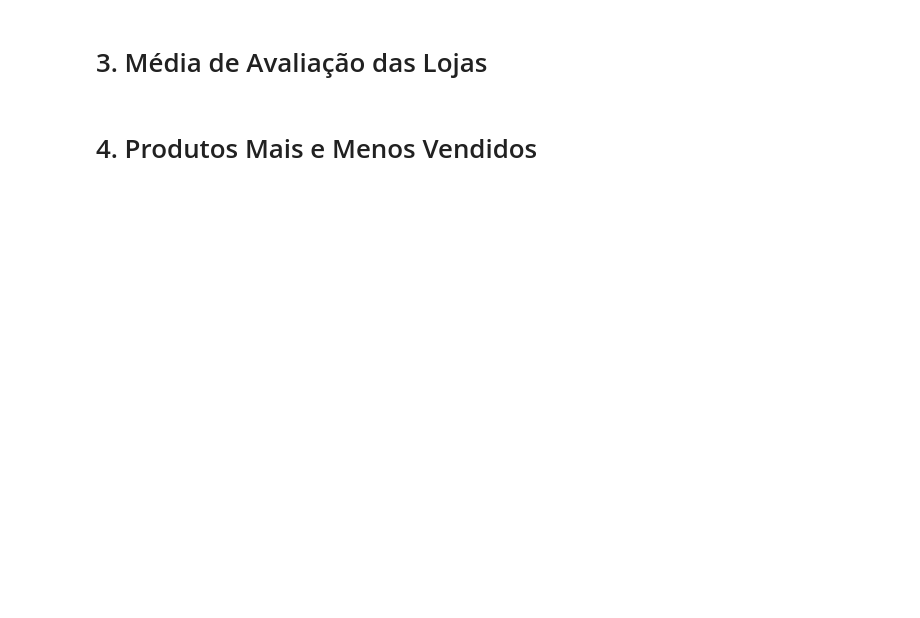
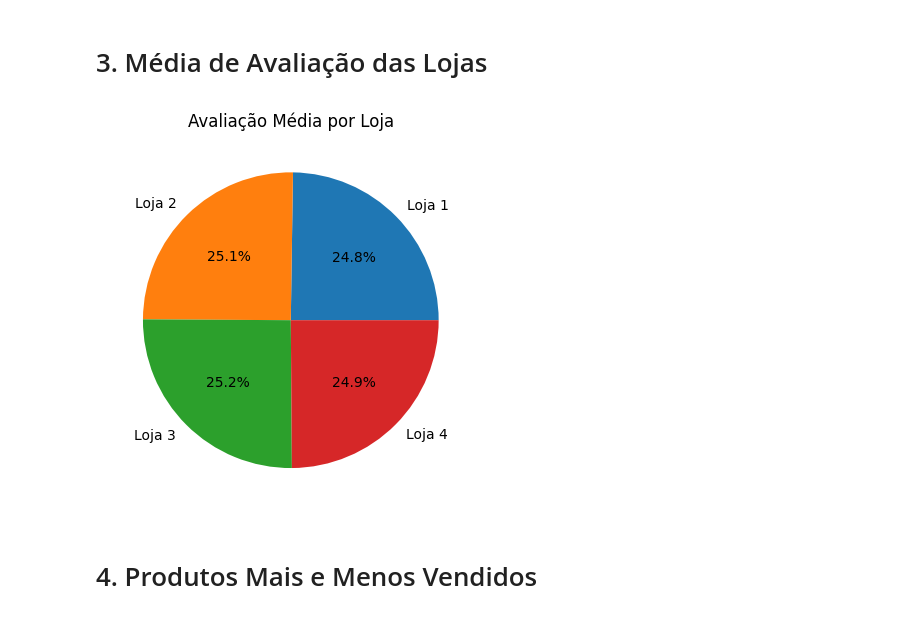
Before and after one commit to dekristie/ChallangeAluraStore, a Jupyter notebook: AluraStoreBr.ipynb, the cells around one changed output. Saved outputs shown, nothing was run; the diff lists cells and outputs as text; code cells hidden in the pictures; blank space fills up the shorter version.

```diff
--- a/AluraStoreBr.ipynb
+++ b/AluraStoreBr.ipynb
@@ -28,4 +56,13 @@ loja.head()
 # %% [markdown]
 # 3. Média de Avaliação das Lojas
+# %%
+# @title Avaliação Média por Loja
+
+avaliacao = dados.groupby('Loja')['Avaliação da compra'].mean()
+avaliacao.plot(kind='pie', autopct='%1.1f%%', title='Avaliação Média por Loja')
+plt.ylabel('')
+plt.show()
+# %% [output]
+[figure, added]
 # %% [markdown]
 # 4. Produtos Mais e Menos Vendidos
```
Also changed, not shown: parts of 14 cells of this notebook.
